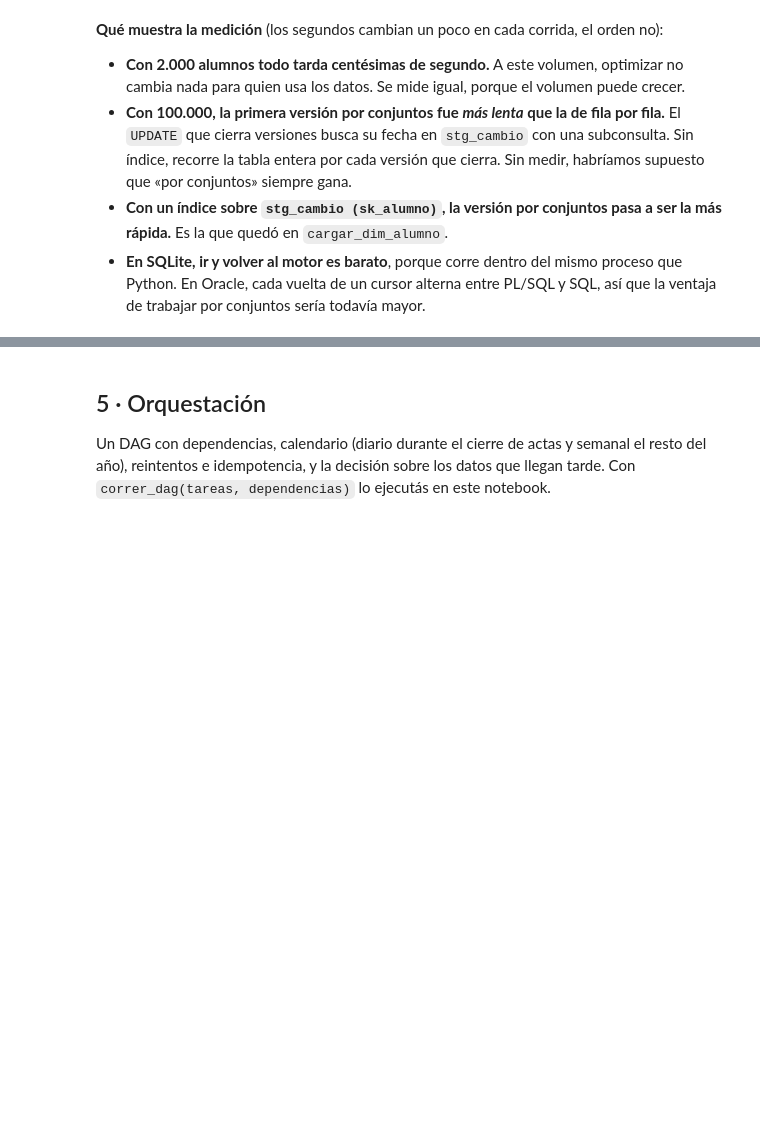
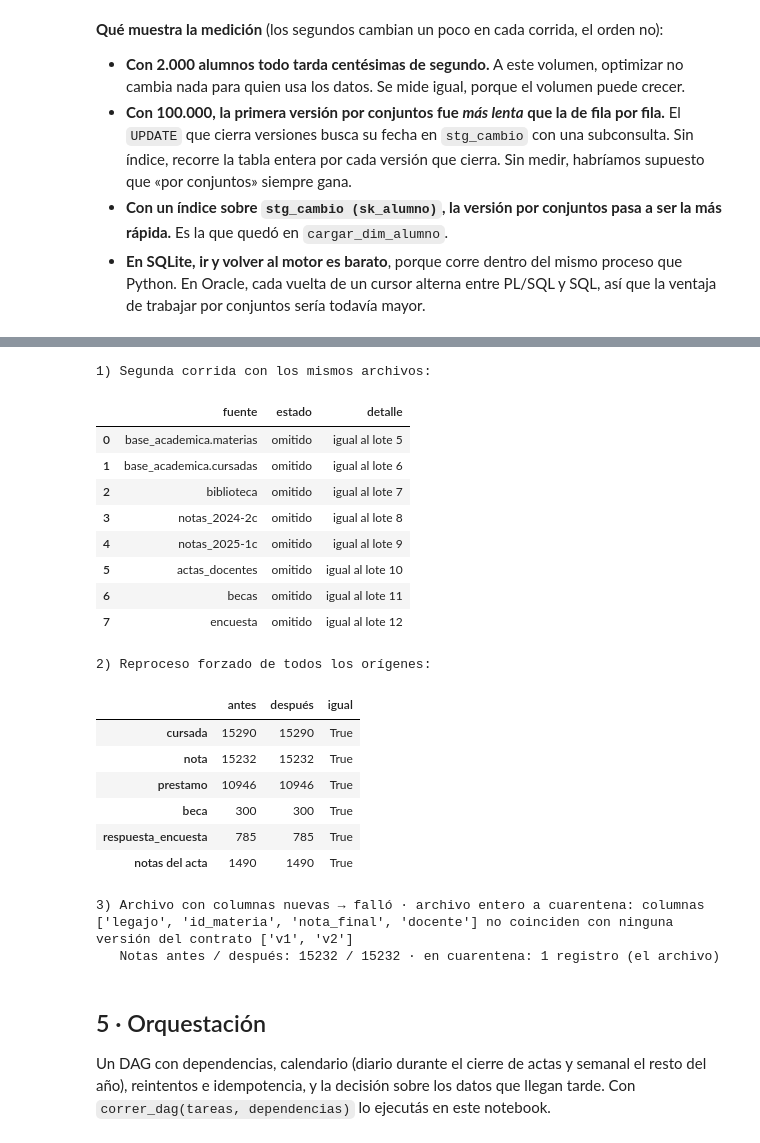
Before and after one commit to raschmatias/dh_arca, a Jupyter notebook: Data Engineer/06_uniandina/trabajo_final_uniandina.ipynb, the cells around one changed output, grey strips where cells are left out. Cells and saved outputs as stored; diff of their text form; code cells hidden in the pictures; blank space fills up the shorter version.

```diff
--- a/Data Engineer/06_uniandina/trabajo_final_uniandina.ipynb
+++ b/Data Engineer/06_uniandina/trabajo_final_uniandina.ipynb
@@ -1177,3 +1573,47 @@ notas_2025-1c.csv                             179 KB
+# %%
+# Prueba 1 · Idempotencia: correr todo otra vez. Como los archivos no cambiaron, cada origen se omite.
+print("1) Segunda corrida con los mismos archivos:")
+display(ingerir_todo()[["fuente", "estado", "detalle"]])
+
+# Prueba 2 · Reproceso forzado: aunque se vuelva a cargar todo, no se duplica nada
+#           y el CSV no pisa las notas que vinieron del acta.
+foto = lambda: {t: uno(f"SELECT COUNT(*) FROM {t}") for t in ("cursada", "nota", "prestamo", "beca", "respuesta_encuesta")} | \
+               {"notas del acta": uno("SELECT COUNT(*) FROM nota WHERE fuente_nota = 'acta'")}
+antes = foto(); ingerir_todo(forzar=True); despues = foto()
+print("2) Reproceso forzado de todos los orígenes:")
+display(pd.DataFrame({"antes": antes, "después": despues}).assign(igual=lambda d: d.antes == d.después))
+
+# Prueba 3 · Cambio de esquema sin aviso: llega un archivo de notas con columnas nuevas.
+#           No se adivina: el archivo entero va a cuarentena y no entra ninguna fila.
+os.makedirs("lake/pruebas", exist_ok=True)
+nuevo = leer_externo("notas_2025-1c.csv").rename(columns={"id_estudiante": "legajo", "calificacion": "nota_final"}).head(50)
+nuevo.to_csv("lake/pruebas/notas_2025-2c.csv", index=False)
+notas_antes = uno("SELECT COUNT(*) FROM nota")
+r = ingerir("notas_2025-2c", "lake/pruebas/notas_2025-2c.csv", procesar_notas)
+print("3) Archivo con columnas nuevas →", r["estado"], "·", r["detalle"])
+print(f"   Notas antes / después: {notas_antes} / {uno('SELECT COUNT(*) FROM nota')} · "
+      f"en cuarentena: {uno('SELECT COUNT(*) FROM cuarentena WHERE fuente = ?', ('notas_2025-2c',))} registro (el archivo)")
+# %% [output]
+1) Segunda corrida con los mismos archivos:
+|  | fuente | estado | detalle |
+| 0 | base_academica.materias | omitido | igual al lote 5 |
+| 1 | base_academica.cursadas | omitido | igual al lote 6 |
+| 2 | biblioteca | omitido | igual al lote 7 |
+| 3 | notas_2024-2c | omitido | igual al lote 8 |
+| 4 | notas_2025-1c | omitido | igual al lote 9 |
+| 5 | actas_docentes | omitido | igual al lote 10 |
+| 6 | becas | omitido | igual al lote 11 |
+| 7 | encuesta | omitido | igual al lote 12 |
+2) Reproceso forzado de todos los orígenes:
+|  | antes | después | igual |
+| cursada | 15290 | 15290 | True |
+| nota | 15232 | 15232 | True |
+| prestamo | 10946 | 10946 | True |
+| beca | 300 | 300 | True |
+| respuesta_encuesta | 785 | 785 | True |
+| notas del acta | 1490 | 1490 | True |
+3) Archivo con columnas nuevas → falló · archivo entero a cuarentena: columnas ['legajo', 'id_materia', 'nota_final', 'docente'] no coinciden con ninguna versión del contrato ['v1', 'v2']
+   Notas antes / después: 15232 / 15232 · en cuarentena: 1 registro (el archivo)
 # %% [markdown]
 ## 5 · Orquestación
 
```
Also changed, not shown: parts of 16 cells of this notebook, 2 other files.
